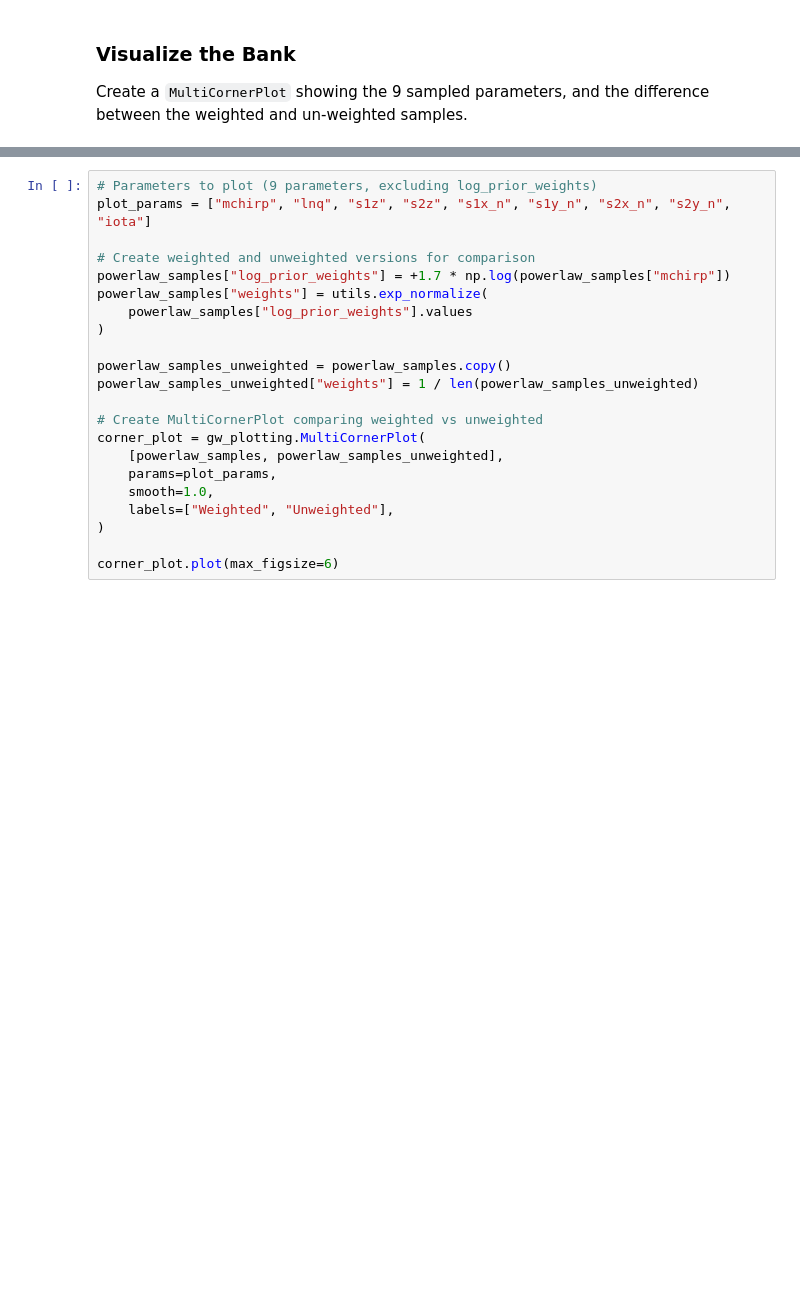
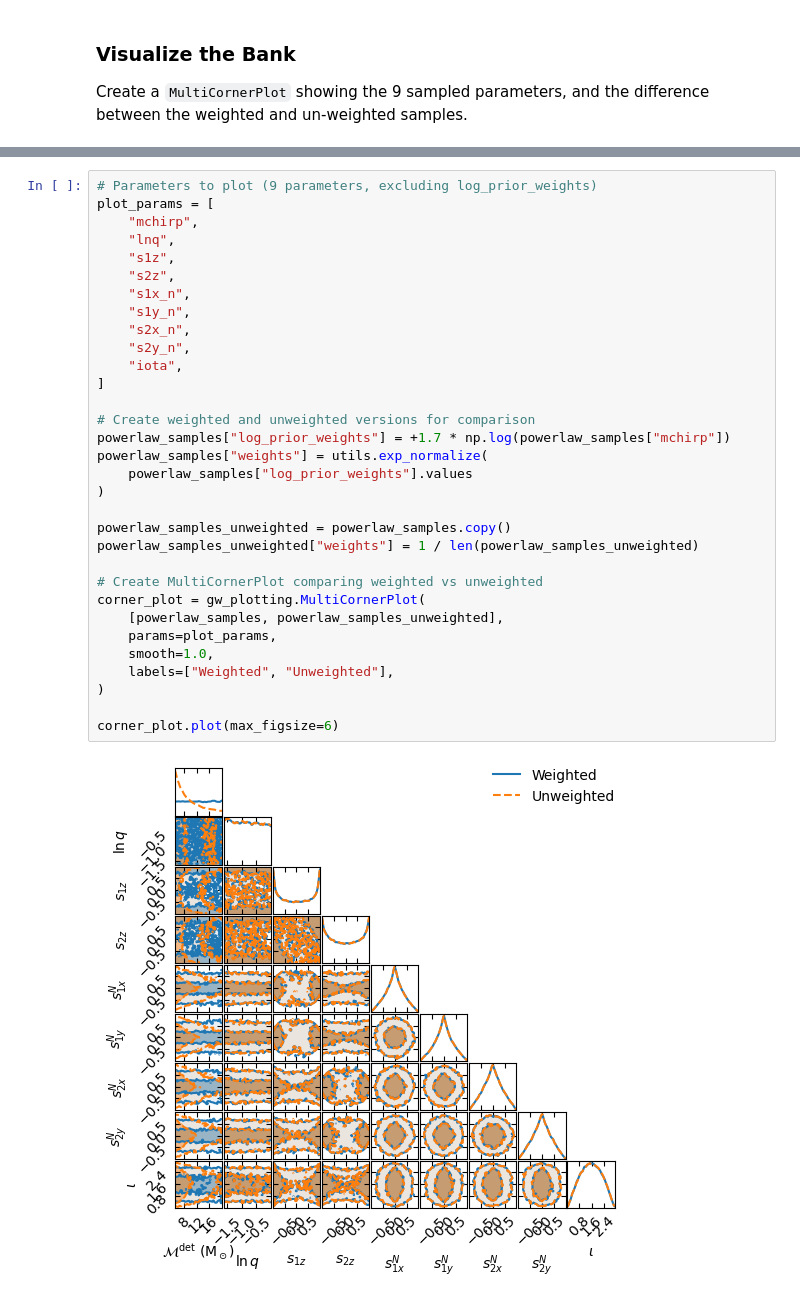
Before and after one commit to JonathanMushkin/dot-PE, a Jupyter notebook: notebooks/01_construct_bank/01_construct_bank.ipynb, the cells around one changed output, grey strips where cells are left out. Cells and saved outputs as stored; diff of their text form; blank space fills up the shorter version.

```diff
--- a/notebooks/01_construct_bank/01_construct_bank.ipynb
+++ b/notebooks/01_construct_bank/01_construct_bank.ipynb
@@ -174,25 +216,37 @@ powerlaw_samples.columns
 # %%
 # Parameters to plot (9 parameters, excluding log_prior_weights)
-plot_params = ["mchirp", "lnq", "s1z", "s2z", "s1x_n", "s1y_n", "s2x_n", "s2y_n", "iota"]
+plot_params = [
+    "mchirp",
+    "lnq",
+    "s1z",
+    "s2z",
+    "s1x_n",
+    "s1y_n",
+    "s2x_n",
+    "s2y_n",
+    "iota",
+]
 
 # Create weighted and unweighted versions for comparison
 powerlaw_samples["log_prior_weights"] = +1.7 * np.log(powerlaw_samples["mchirp"])
 powerlaw_samples["weights"] = utils.exp_normalize(
     powerlaw_samples["log_prior_weights"].values
 )
 
 powerlaw_samples_unweighted = powerlaw_samples.copy()
 powerlaw_samples_unweighted["weights"] = 1 / len(powerlaw_samples_unweighted)
 
 # Create MultiCornerPlot comparing weighted vs unweighted
 corner_plot = gw_plotting.MultiCornerPlot(
     [powerlaw_samples, powerlaw_samples_unweighted],
     params=plot_params,
     smooth=1.0,
     labels=["Weighted", "Unweighted"],
 )
 
 corner_plot.plot(max_figsize=6)
+# %% [output]
+[figure, added]
 # %%
 waveform_folder = Path("bank/waveforms/")
 npy_files = sorted(list(waveform_folder.glob("*.npy")))
```
Also changed, not shown: parts of 10 cells of this notebook, 9 other files.
